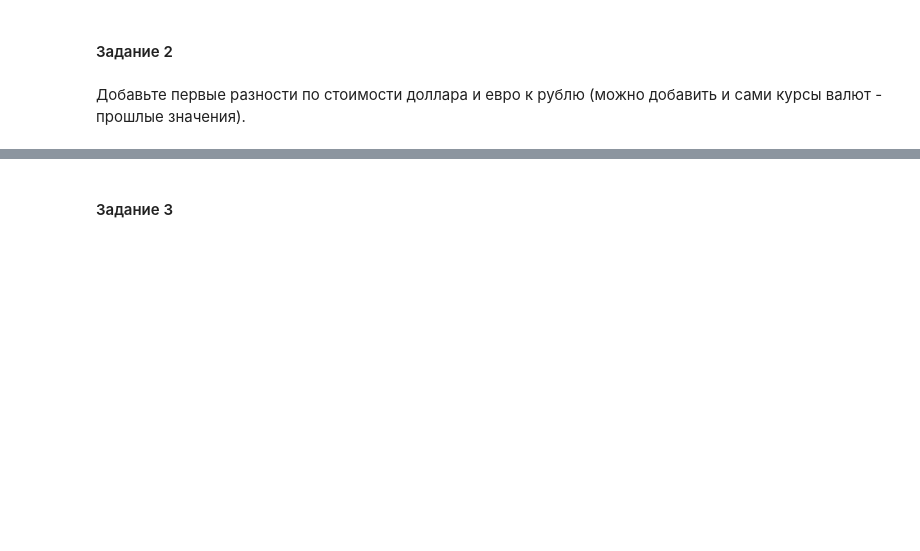
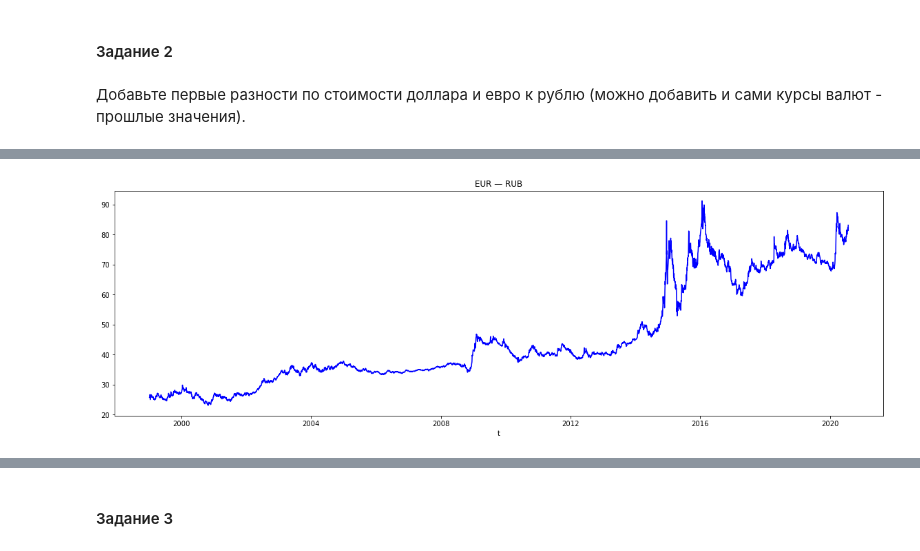
Before and after one commit to superbe/MachineLearningInBusiness, a Jupyter notebook: Lesson 5.ipynb, the cells around one changed output, grey strips where cells are left out. Cells and saved outputs as stored; diff of their text form; code cells hidden in the pictures; blank space fills up the shorter version.

```diff
--- a/Lesson 5.ipynb
+++ b/Lesson 5.ipynb
@@ -86,0 +152,2 @@ plt.show()
+# %%
+data_eur = pd.read_csv('EUR_RUB.csv', index_col=[0], parse_dates=[0])
@@ -86,0 +176,4 @@ plt.show()
+# %%
+show_plot_data(data_eur, 'value', 'EUR — RUB', 't')
+# %% [output]
+[figure, added]
```
Also changed, not shown: parts of 38 cells of this notebook.
